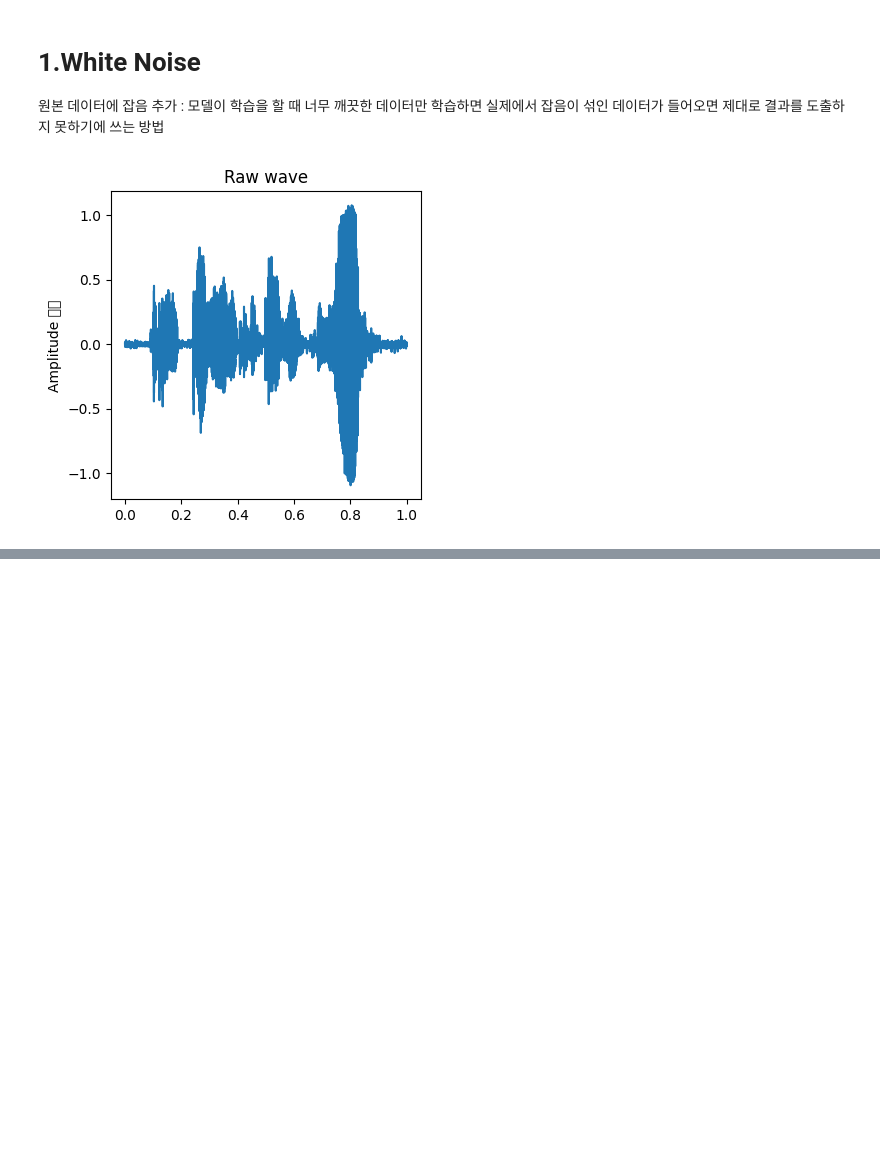
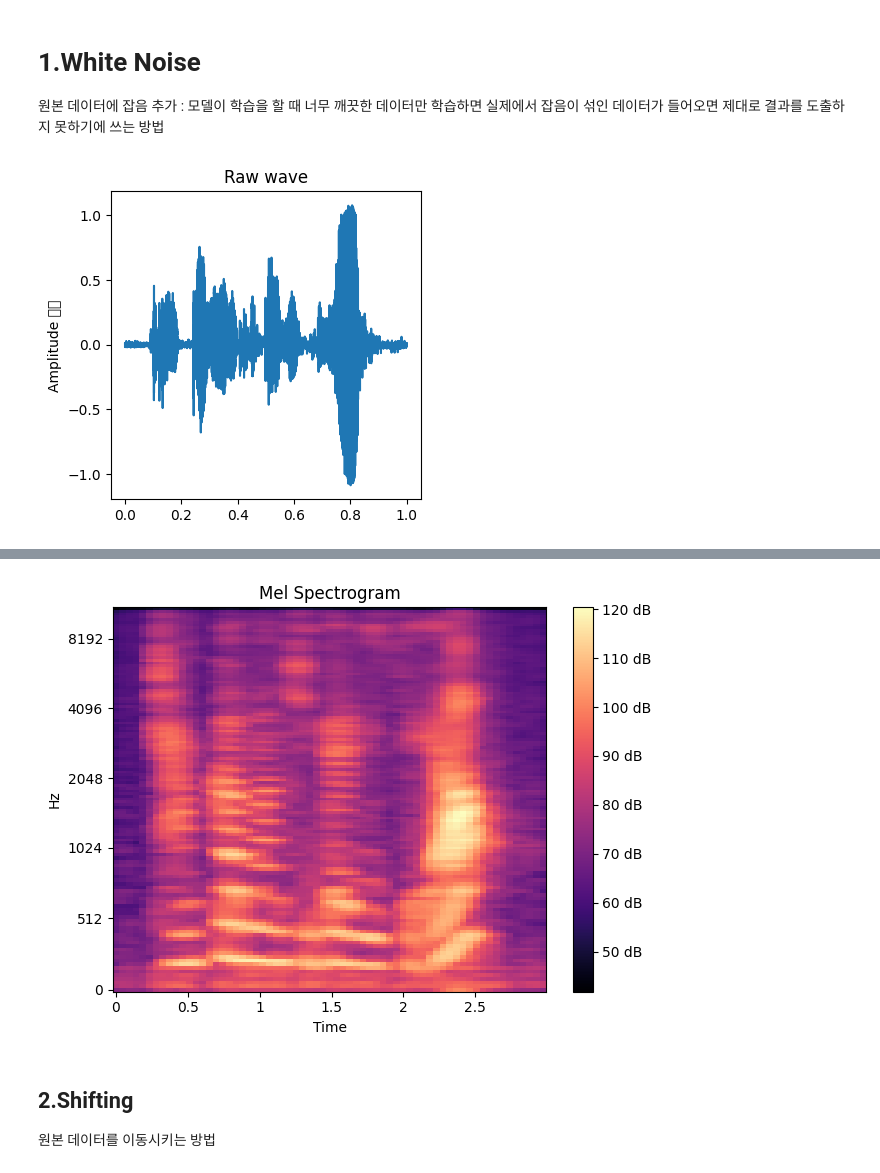
Before and after one commit to wonjunchoi-arc/speech, a Jupyter notebook: Augmentation.ipynb, the cells around one changed output, grey strips where cells are left out. Cells and saved outputs as stored; diff of their text form; code cells hidden in the pictures; blank space fills up the shorter version.

```diff
--- a/Augmentation.ipynb
+++ b/Augmentation.ipynb
@@ -54,5 +79,6 @@ data_wn =add_white_noise(wdata, wrate)
 
 data ,rate = librosa.load('C:\workspace\white_noise_wait.wav')
 idp.Audio(data=data, rate=rate)
+my_mel_spectogram(data, rate)
 # %% [output]
 [figure]
@@ -59,0 +85,4 @@ idp.Audio(data=data, rate=rate)
+[figure, added]
+# %% [markdown]
+## 2.Shifting
+원본 데이터를 이동시키는 방법
```
Also changed, not shown: parts of 15 cells of this notebook, 2 other files.
